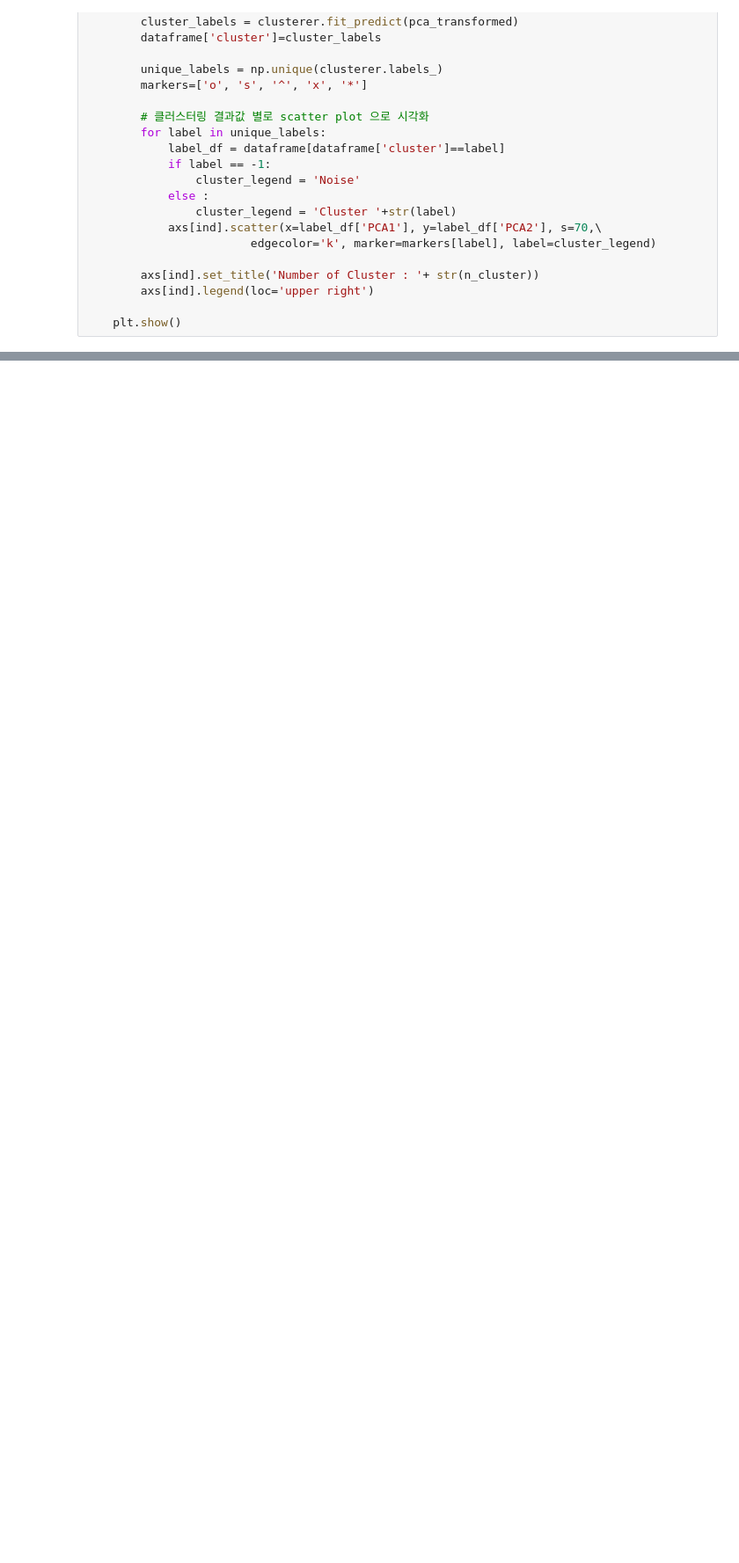
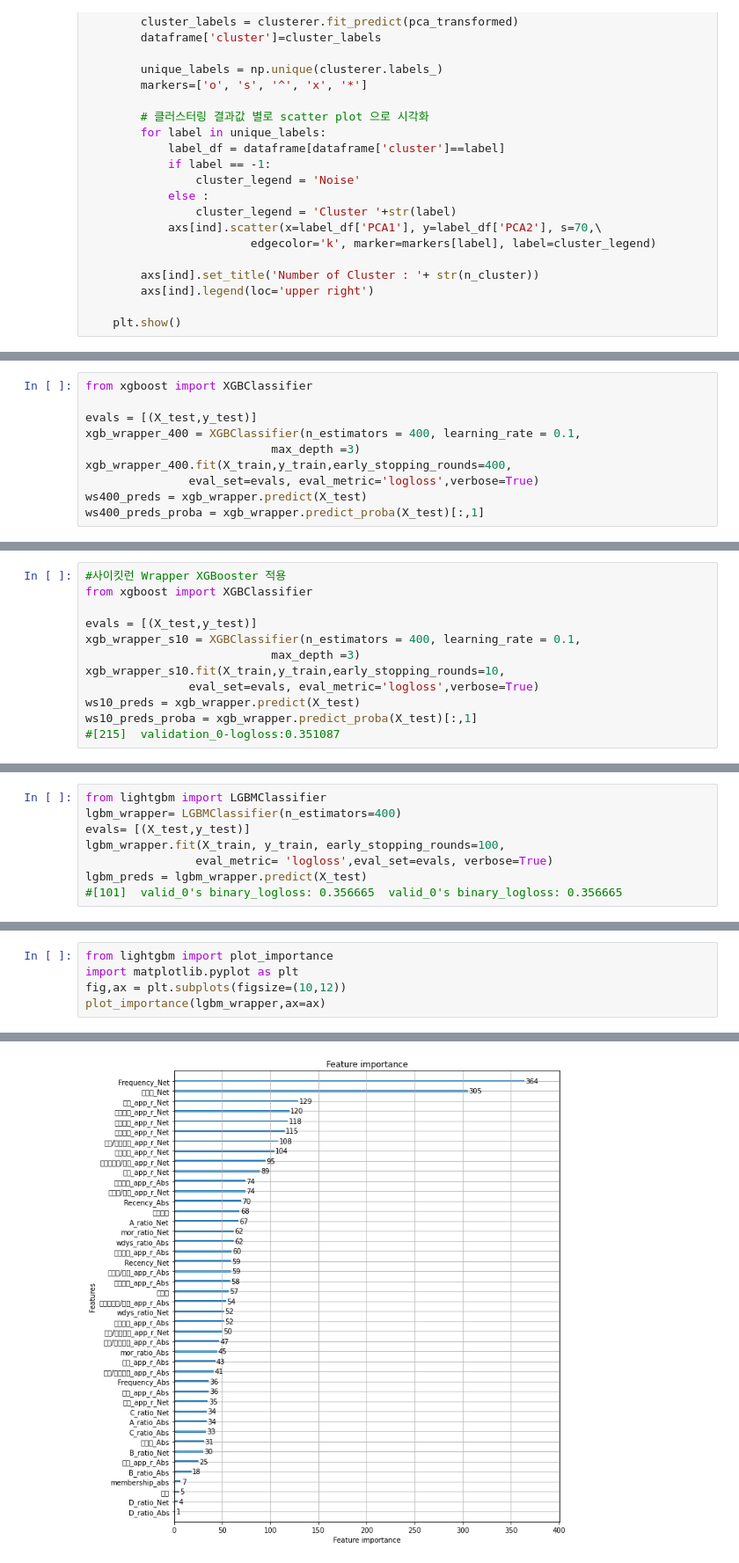
Before and after one commit to kikiru328/enterprise_analysis, a Jupyter notebook: final_df.ipynb, the cells around one changed output, grey strips where cells are left out. Shown: that part at 88% size. Saved outputs shown, nothing was run; the diff lists cells and outputs as text; blank space fills up the shorter version.

```diff
--- a/final_df.ipynb
+++ b/final_df.ipynb
@@ -1074,0 +951,10 @@ NameError: ignored
+# %%
+from xgboost import XGBClassifier
+
+evals = [(X_test,y_test)]
+xgb_wrapper_400 = XGBClassifier(n_estimators = 400, learning_rate = 0.1,
+                           max_depth =3)
+xgb_wrapper_400.fit(X_train,y_train,early_stopping_rounds=400,
+               eval_set=evals, eval_metric='logloss',verbose=True)
+ws400_preds = xgb_wrapper.predict(X_test)
+ws400_preds_proba = xgb_wrapper.predict_proba(X_test)[:,1]
@@ -1074,0 +978,12 @@ NameError: ignored
+# %%
+#사이킷런 Wrapper XGBooster 적용
+from xgboost import XGBClassifier
+
+evals = [(X_test,y_test)]
+xgb_wrapper_s10 = XGBClassifier(n_estimators = 400, learning_rate = 0.1,
+                           max_depth =3)
+xgb_wrapper_s10.fit(X_train,y_train,early_stopping_rounds=10,
+               eval_set=evals, eval_metric='logloss',verbose=True)
+ws10_preds = xgb_wrapper.predict(X_test)
+ws10_preds_proba = xgb_wrapper.predict_proba(X_test)[:,1]
+#[215]	validation_0-logloss:0.351087
@@ -1074,0 +1007,8 @@ NameError: ignored
+# %%
+from lightgbm import LGBMClassifier
+lgbm_wrapper= LGBMClassifier(n_estimators=400)
+evals= [(X_test,y_test)]
+lgbm_wrapper.fit(X_train, y_train, early_stopping_rounds=100,
+                eval_metric= 'logloss',eval_set=evals, verbose=True)
+lgbm_preds = lgbm_wrapper.predict(X_test)
+#[101]	valid_0's binary_logloss: 0.356665	valid_0's binary_logloss: 0.356665
@@ -1074,0 +1032,6 @@ NameError: ignored
+# %%
+from lightgbm import plot_importance
+import matplotlib.pyplot as plt
+fig,ax = plt.subplots(figsize=(10,12))
+plot_importance(lgbm_wrapper,ax=ax)
+# %% [output]
@@ -1074,0 +1041 @@ NameError: ignored
+[figure, added]
```
Also changed, not shown: parts of 55 cells of this notebook.
